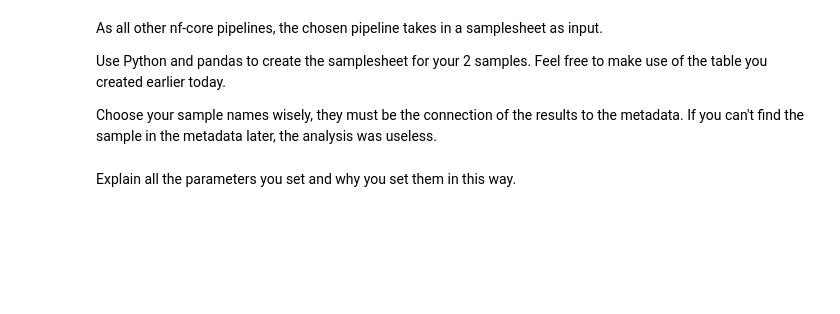
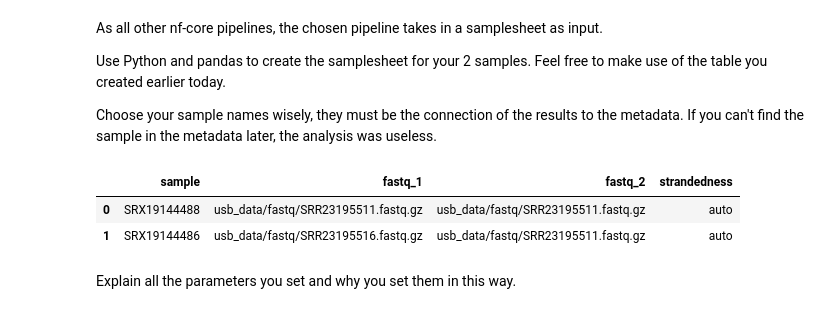
Before and after one commit to loboehme1/loboehme1, a Jupyter notebook: notebooks/day_02/day_02_part2.ipynb, the cells around one changed output. Drawn from its saved outputs; the diff is of its cells as text; code cells hidden in the pictures; blank space fills up the shorter version.

```diff
--- a/notebooks/day_02/day_02_part2.ipynb
+++ b/notebooks/day_02/day_02_part2.ipynb
@@ -32,5 +36,36 @@ As all other nf-core pipelines, the chosen pipeline takes in a samplesheet as in
 Use Python and pandas to create the samplesheet for your 2 samples. Feel free to make use of the table you created earlier today.
 
 Choose your sample names wisely, they must be the connection of the results to the metadata. If you can't find the sample in the metadata later, the analysis was useless.
+# %%
+# get sample id from tsv from metadata
+# get run_accesion from metadata
+# add strandedness auto
+
+import pandas as pd
+
+metadata_11 = pd.read_csv("usb_data/metadata/SRR23195511.runinfo_ftp.tsv", sep="\t")
+metadata_16 = pd.read_csv("usb_data/metadata/SRR23195516.runinfo_ftp.tsv", sep="\t")
+# %%
+index_1 = metadata_11["run_accession"].values[0]
+index_2 = metadata_16["run_accession"].values[0]
+df = pd.DataFrame([
+    {
+        "sample": metadata_11["experiment_accession"].values[0],
+        "fastq_1": "usb_data/fastq/"+str(index_1)+".fastq.gz",
+        "fastq_2": "usb_data/fastq/"+str(index_1)+".fastq.gz",
+        "strandedness": "auto"
+    },
+    {
+        "sample": metadata_16['experiment_accession'].values[0],
+        "fastq_1": "usb_data/fastq/"+str(index_2)+".fastq.gz",
+        "fastq_2": "usb_data/fastq/"+str(index_1)+".fastq.gz",
+        "strandedness": "auto"
+    }
+])
+df.head()
+# %% [output]
+|  | sample | fastq_1 | fastq_2 | strandedness |
+| 0 | SRX19144488 | usb_data/fastq/SRR23195511.fastq.gz | usb_data/fastq/SRR23195511.fastq.gz | auto |
+| 1 | SRX19144486 | usb_data/fastq/SRR23195516.fastq.gz | usb_data/fastq/SRR23195511.fastq.gz | auto |
 # %%
 # post here the command you used to run nf-core/rnaseq
```
Also changed, not shown: parts of 4 cells of this notebook, 1 other file.
